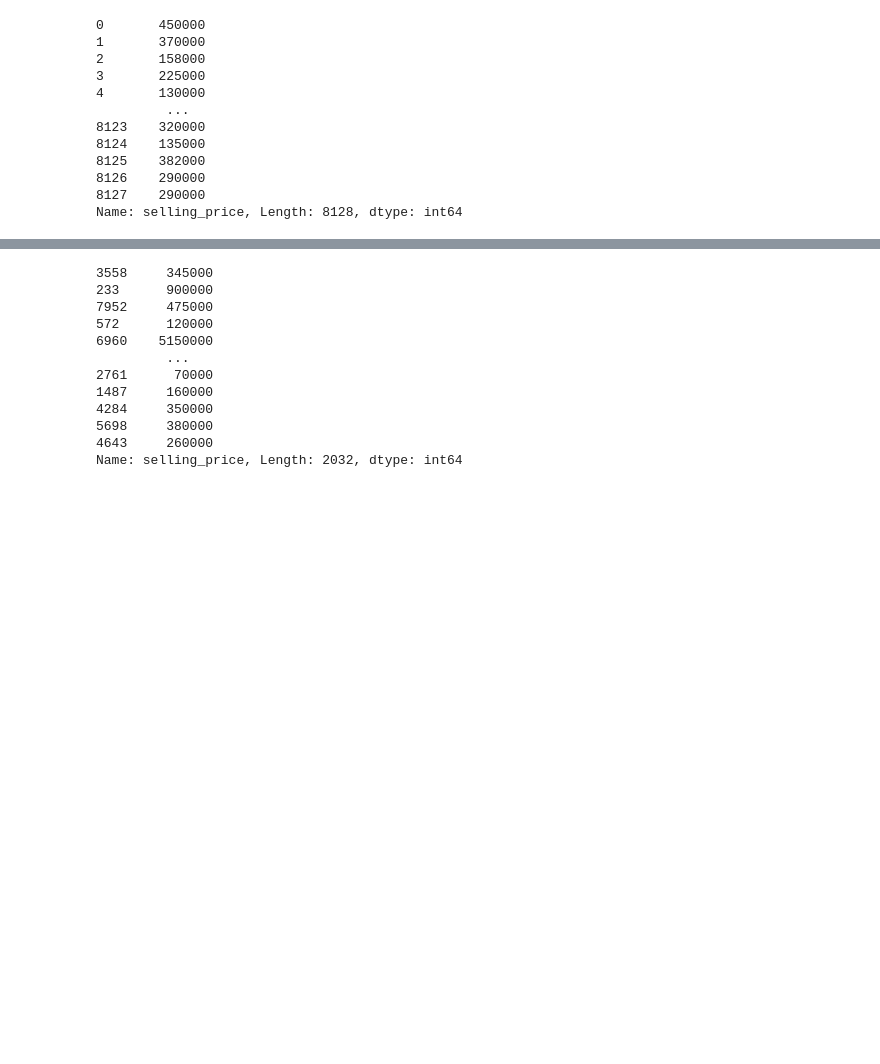
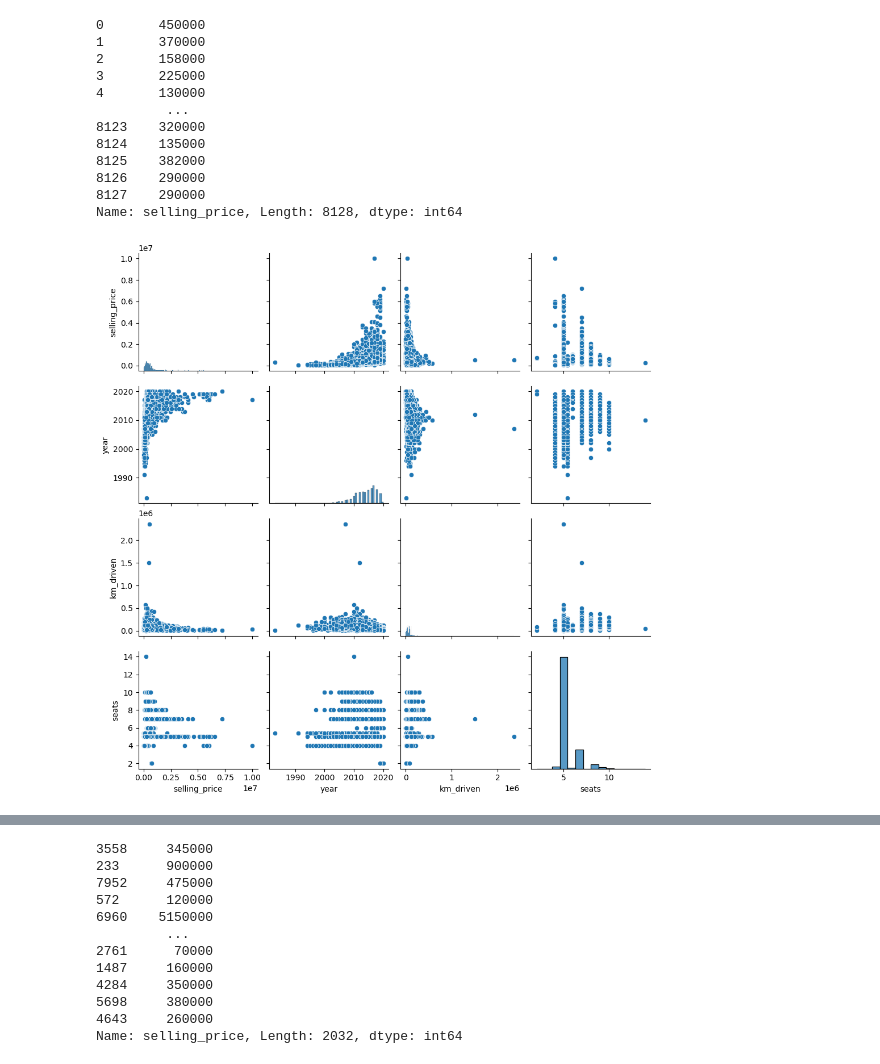
Before and after one commit to FelixRosalesG/ProyectoAlgoritmosSupervisado, a Jupyter notebook: RegresionLinealT3.ipynb, the cells around one changed output, grey strips where cells are left out. Saved outputs shown, nothing was run; the diff lists cells and outputs as text; code cells hidden in the pictures; blank space fills up the shorter version.

```diff
--- a/RegresionLinealT3.ipynb
+++ b/RegresionLinealT3.ipynb
@@ -180,4 +190,9 @@ datos_Imputados['selling_price']
 8126    290000
 8127    290000
 Name: selling_price, Length: 8128, dtype: int64
+# %%
+sns.pairplot(datos_Imputados[['selling_price','year','km_driven','seats']])
+mplot.show()
+# %% [output]
+[figure, added]
 # %%
```
Also changed, not shown: parts of 19 cells of this notebook.
